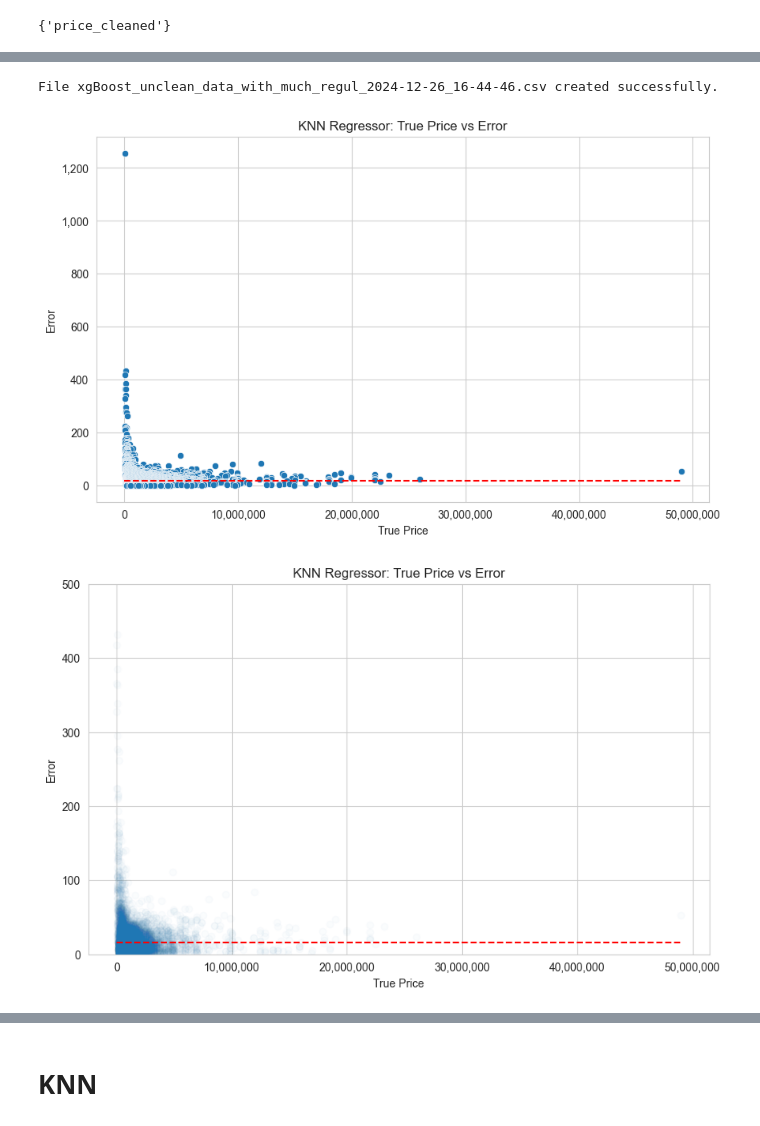
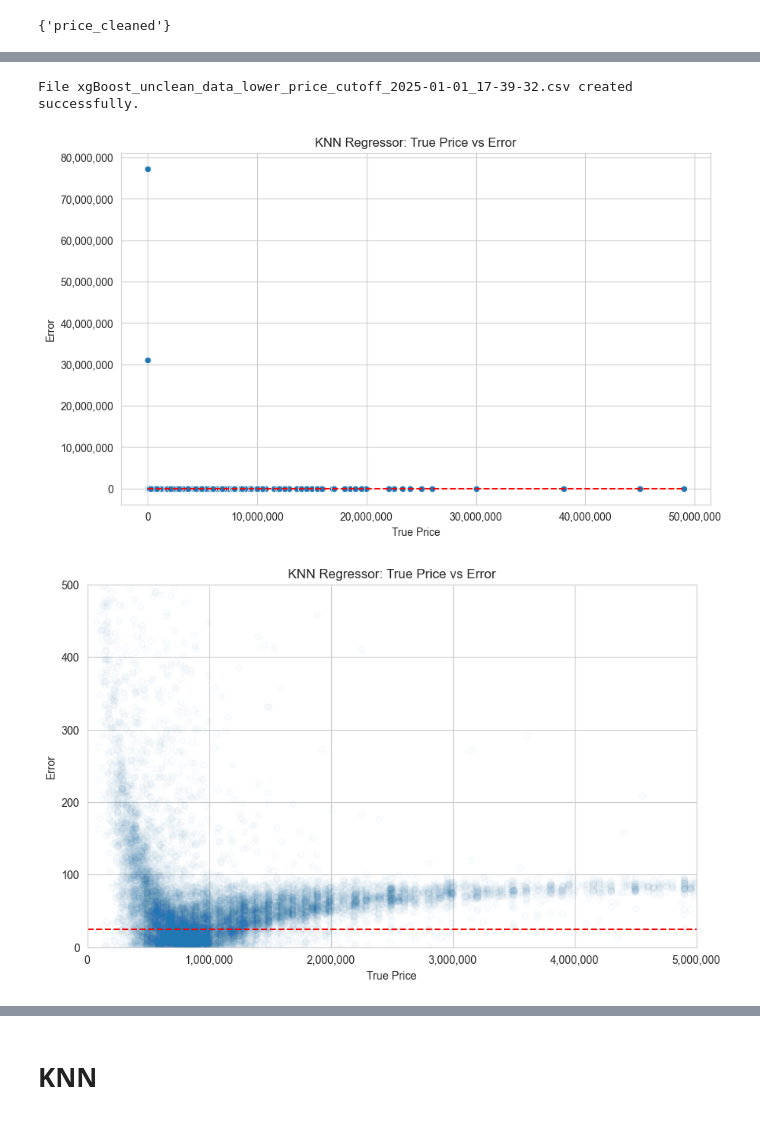
Before and after one commit to staldenhoefler/immo_challenge, a Jupyter notebook: notebooks/SimpleDataset.ipynb, the cells around one changed output, grey strips where cells are left out. Cells and saved outputs as stored; diff of their text form; code cells hidden in the pictures.

```diff
--- a/notebooks/SimpleDataset.ipynb
+++ b/notebooks/SimpleDataset.ipynb
@@ -110,8 +172,7 @@ from sklearn.model_selection import KFold
 import numpy as np
 from sklearn.metrics import mean_absolute_percentage_error
 from sklearn.model_selection import train_test_split
-
-
+from sklearn.decomposition import PCA
 
 y = df['price_cleaned']
 y_log = np.log(y)
@@ -121,16 +182,31 @@ scaler = dp.scaler
 
 X = df.drop(columns=['price_cleaned'])
 
+# Apply PCA
+n_components = 50  # Adjust based on your needs
+pca = PCA(n_components=n_components)
+#X = pca.fit_transform(X)
 
-train_test_split_ratio = 0.2
+train_test_split_ratio = 0.5
 X_train, X_test, y_train, y_test = train_test_split(X, y_log, test_size=train_test_split_ratio)
 
-model = XGBRegressor(objective='reg:squarederror', eval_metric='mape', n_estimators=50, learning_rate=0.05, max_depth=9, reg_lambda=0.5, reg_alpha=5, grow_policy='depthwise', min_split_loss=0.2, min_child_weight=2, subsample=0.9, max_bin=1024, tree_method = 'exact')
-model.fit(X_train, y_train)
+model = XGBRegressor(objective='reg:absoluteerror', eval_metric='mape', n_estimators=1000, learning_rate=0.005, max_depth=9, reg_lambda=1.5, reg_alpha=8, grow_policy='depthwise', min_split_loss=5, min_child_weight=20, subsample=0.9, max_bin=2048, booster='gbtree', max_delta_step=3,
+                     colsample_bylevel=0.8, colsample_bytree=0.8, colsample_bynode=0.8, tree_method='hist', verbosity=1, n_jobs=-1)
+weights = np.where(
+    y_train < np.log(50000), 100.0,
+        np.where(y_train < np.log(150000), 60.0,
+            np.where(y_train < np.log(300000), 40.0,
+                np.where(y_train < np.log(1200000), 10.0, 1.0)
+            )
+        )
+)
+model.fit(X_train, y_train, sample_weight=weights)
 y_pred = model.predict(X_test)
 
 #y_test = scaler.inverse_transform(y_test.reshape(-1, 1))
 #y_pred = scaler.inverse_transform(y_pred.reshape(-1, 1))
+
+y_pred = np.clip(y_pred, 0, 22)
 
 y_test = np.exp(y_test)
 y_pred = np.exp(y_pred)
@@ -145,6 +221,7 @@ y_pred = model.predict(X_train)
 
 #y_train = scaler.inverse_transform(y_train.reshape(-1, 1))
 #y_pred = scaler.inverse_transform(y_pred.reshape(-1, 1))
+y_pred = np.clip(y_pred, 0, 22)
 
 y_train = np.exp(y_train)
 y_pred = np.exp(y_pred)
@@ -158,6 +234,0 @@ Train MAPE: 23.985%, R2: -0.587
-# %%
-model.fit(X_train, y_train)
-y_pred = model.predict(X_test)
-
-y_pred = scaler.inverse_transform(y_pred.reshape(-1, 1))
-y_pred = np.exp(y_pred)
@@ -182,4 +234,0 @@ array([[5.0510675e+06],
-# %%
-y_train = scaler.inverse_transform(y_train.reshape(-1, 1))
-y_train = np.exp(y_train)
-y_train
@@ -197,9 +238,9 @@ from src.utils.helperFunctions import create_kaggle_results
 results = model.predict(df_kaggle)
 #results = scaler.inverse_transform(results.reshape(-1, 1))
 results = np.exp(results)
-create_kaggle_results(results, csv_name='xgBoost_unclean_data_with_much_regul')
+create_kaggle_results(results, csv_name='xgBoost_unclean_data_lower_price_cutoff')
 # %% [output]
-File xgBoost_unclean_data_with_much_regul_2024-12-26_16-44-46.csv created successfully.
+File xgBoost_unclean_data_lower_price_cutoff_2025-01-01_17-39-32.csv created successfully.
 # %%
 from src.utils.helperFunctions import analyse_highest_errors
 import matplotlib.pyplot as plt
@@ -214,35 +255,37 @@ y_pred = np.exp(y_pred)
 
 mape = mean_absolute_percentage_error(y_train, y_pred) * 100
 error_analysis = X_train.copy()
+error_analysis = pd.DataFrame(scaler.inverse_transform(error_analysis), columns=X_train.columns)
 error_analysis['predicted_price'] = y_pred
 error_analysis['true_price'] = y_train
 error_analysis['mape'] = np.abs(error_analysis['true_price'] - error_analysis['predicted_price']) / error_analysis['true_price'] * 100
 error_analysis = error_analysis.sort_values(by='mape', ascending=False)
 # Plot price vs error
 import matplotlib.ticker as ticker
 
 plt.figure(figsize=(10, 6))
 sns.scatterplot(x=error_analysis['true_price'], y=error_analysis['mape'])
 plt.xlabel('True Price')
 plt.ylabel('Error')
 plt.gca().xaxis.set_major_formatter(ticker.StrMethodFormatter('{x:,.0f}'))  # Format x-axis
 plt.gca().yaxis.set_major_formatter(ticker.StrMethodFormatter('{x:,.0f}'))  # Format y-axis
 plt.title('KNN Regressor: True Price vs Error')
 plt.hlines(y=mape, xmin=0, xmax=error_analysis['true_price'].max(), color='red',
            linestyles='dashed')
 plt.show()
 plt.figure(figsize=(10, 6))
 plt.scatter(x=error_analysis['true_price'], y=error_analysis['mape'], alpha=0.02)
 plt.xlabel('True Price')
 plt.ylabel('Error')
 plt.gca().xaxis.set_major_formatter(ticker.StrMethodFormatter('{x:,.0f}'))  # Format x-axis
 plt.gca().yaxis.set_major_formatter(ticker.StrMethodFormatter('{x:,.0f}'))  # Format y-axis
 plt.ylim(0, 500)
+plt.xlim(0, 5000000)
 plt.title('KNN Regressor: True Price vs Error')
 
 plt.hlines(y=mape, xmin=0, xmax=error_analysis['true_price'].max(), color='red',
            linestyles='dashed')
 plt.show()
 # %% [output]
-[figure, old version]
+[figure, new version]
-[figure, old version]
+[figure, new version]
```
Also changed, not shown: parts of 10 cells of this notebook, 8 other files.
